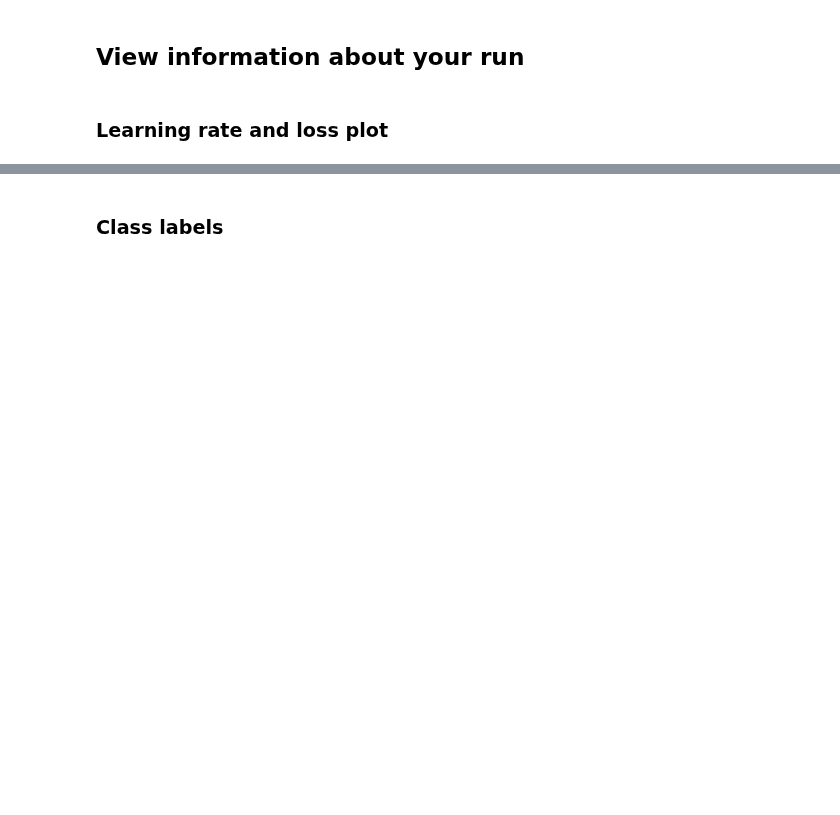
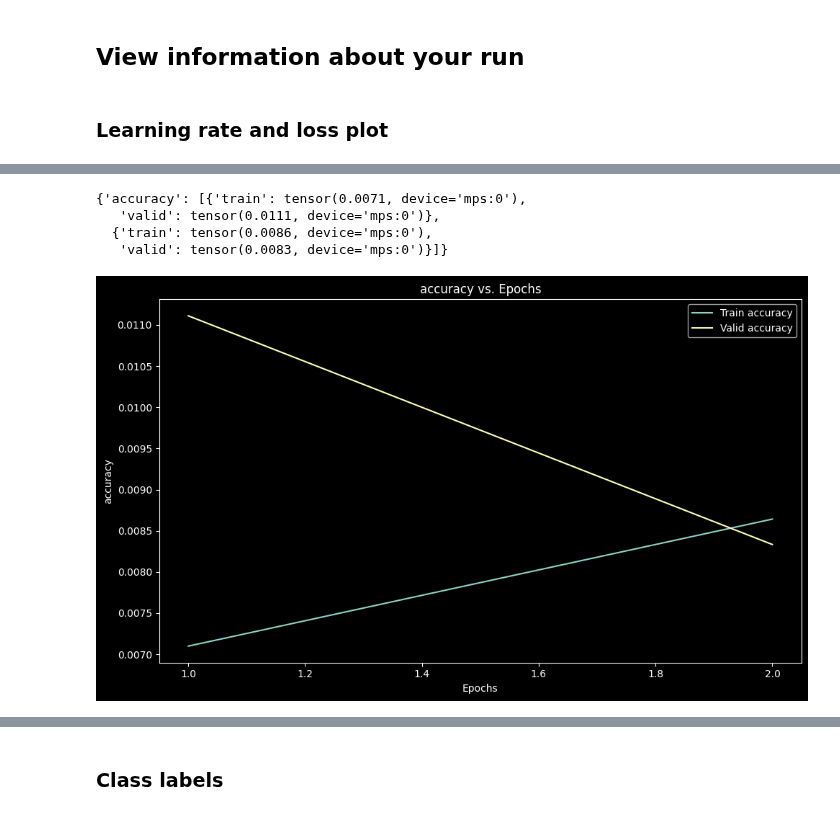
Before and after one commit to openml/openml-pytorch, a Jupyter notebook: docs/Examples/Image Classification Task.ipynb, the cells around one changed output, grey strips where cells are left out. Saved outputs shown, nothing was run; the diff lists cells and outputs as text; code cells hidden in the pictures; blank space fills up the shorter version.

```diff
--- a/docs/Examples/Image Classification Task.ipynb
+++ b/docs/Examples/Image Classification Task.ipynb
@@ -65,11 +65,11 @@ trainer = OpenMLTrainerModule(
     experiment_name= "Tiny ImageNet",
     data_module=data_module,
     verbose=True,
-    epoch_count=1,
+    epoch_count=2,
     metrics= [accuracy],
     # remove the TestCallback when you are done testing your pipeline. Having it here will make the pipeline run for a very short time.
     callbacks=[
-        TestCallback,
+        # TestCallback,
     ],
 )
 openml_pytorch.config.trainer = trainer
@@ -84,0 +123,11 @@ trainer.plot_lr()
+# %%
+trainer.stats.metrics
+# %% [output]
+{'accuracy': [{'train': tensor(0.0071, device='mps:0'),
+   'valid': tensor(0.0111, device='mps:0')},
+  {'train': tensor(0.0086, device='mps:0'),
+   'valid': tensor(0.0083, device='mps:0')}]}
+# %%
+trainer.plot_all_metrics()
+# %% [output]
+[figure, added]
```
Also changed, not shown: parts of 9 cells of this notebook, 9 other files.
